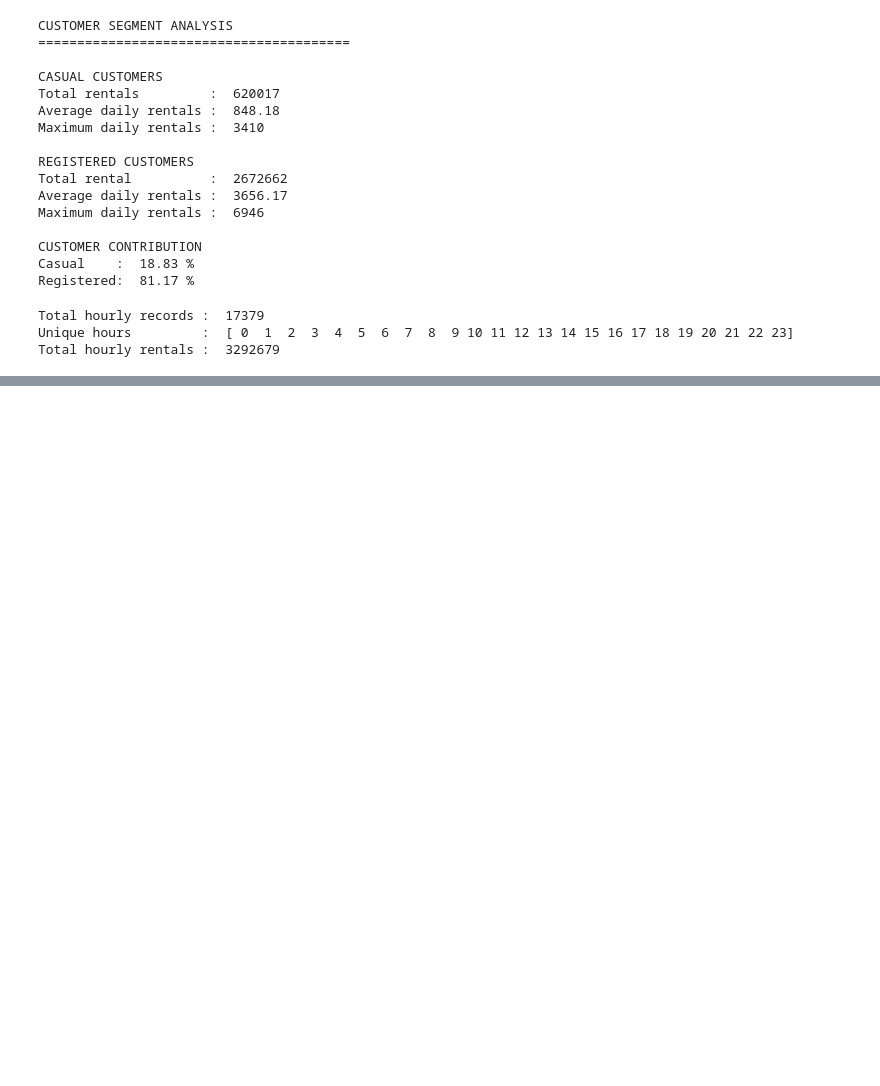
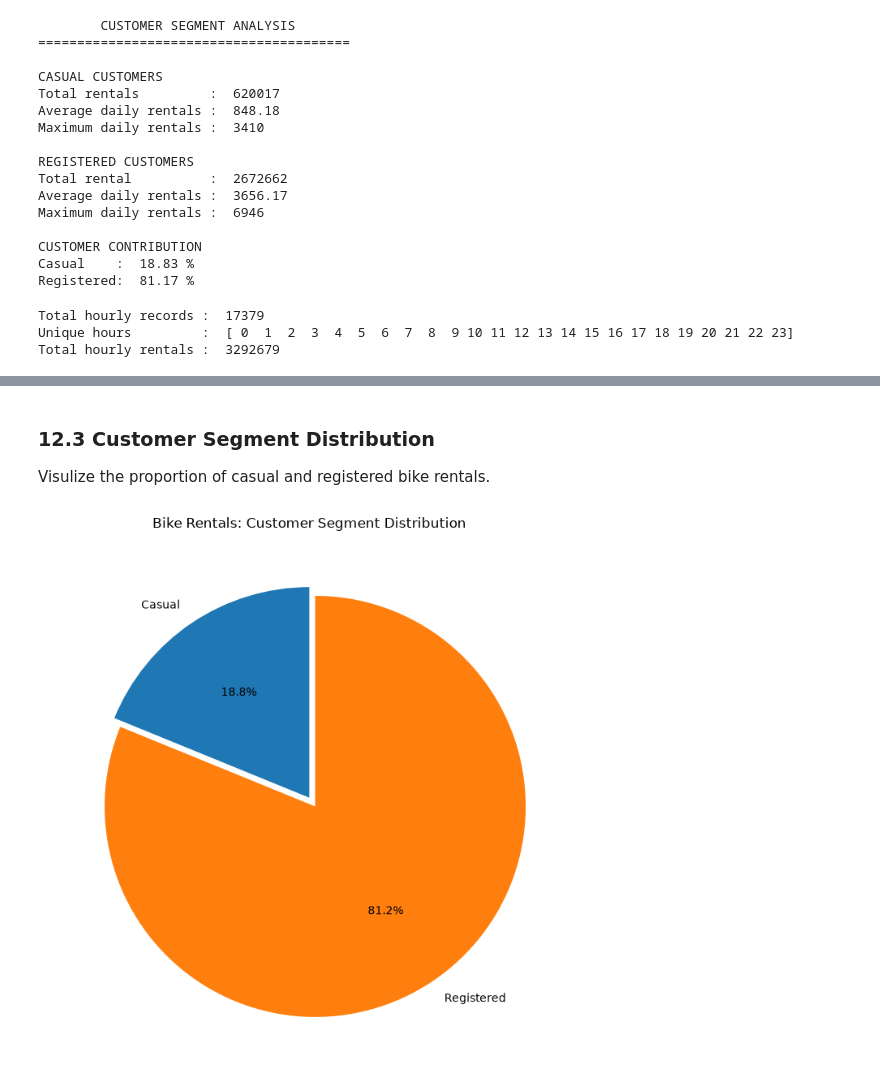
Before and after one commit to aswinkumarv23451-cpu/data-science-practice, a Jupyter notebook: mini_projects/01_NumPy/Bike_Sharing_Analysis/notebooks/bike_sharing_numpy.ipynb, the cells around one changed output, grey strips where cells are left out. Saved outputs shown, nothing was run; the diff lists cells and outputs as text; code cells hidden in the pictures; blank space fills up the shorter version.

```diff
--- a/mini_projects/01_NumPy/Bike_Sharing_Analysis/notebooks/bike_sharing_numpy.ipynb
+++ b/mini_projects/01_NumPy/Bike_Sharing_Analysis/notebooks/bike_sharing_numpy.ipynb
@@ -551,0 +814,23 @@ Total hourly rentals :  3292679
+# %% [markdown]
+### 12.3 Customer Segment Distribution
+
+Visulize the proportion of casual and registered bike rentals.
+# %%
+customer_totals=[np.sum(casual),np.sum(registered)]
+
+plt.figure(figsize=(7,7))
+
+plt.pie(
+    customer_totals,
+    labels=['Casual','Registered'],
+    autopct='%1.1f%%',
+    startangle=90,
+    explode=(0, 0.05)
+    )
+plt.title('Bike Rentals: Customer Segment Distribution')
+
+plt.tight_layout()
+plt.savefig("C:\\Users\\praha\\OneDrive\\Documents\\MyPythonProjects\\data-science-practice\\mini_projects\\01_NumPy\\Bike_Sharing_Analysis\\outputs\\customer_segments.png",dpi=300,bbox_inches='tight')
+plt.show()
+# %% [output]
+[figure, added]
```
Also changed, not shown: parts of 25 cells of this notebook, 5 other files.
